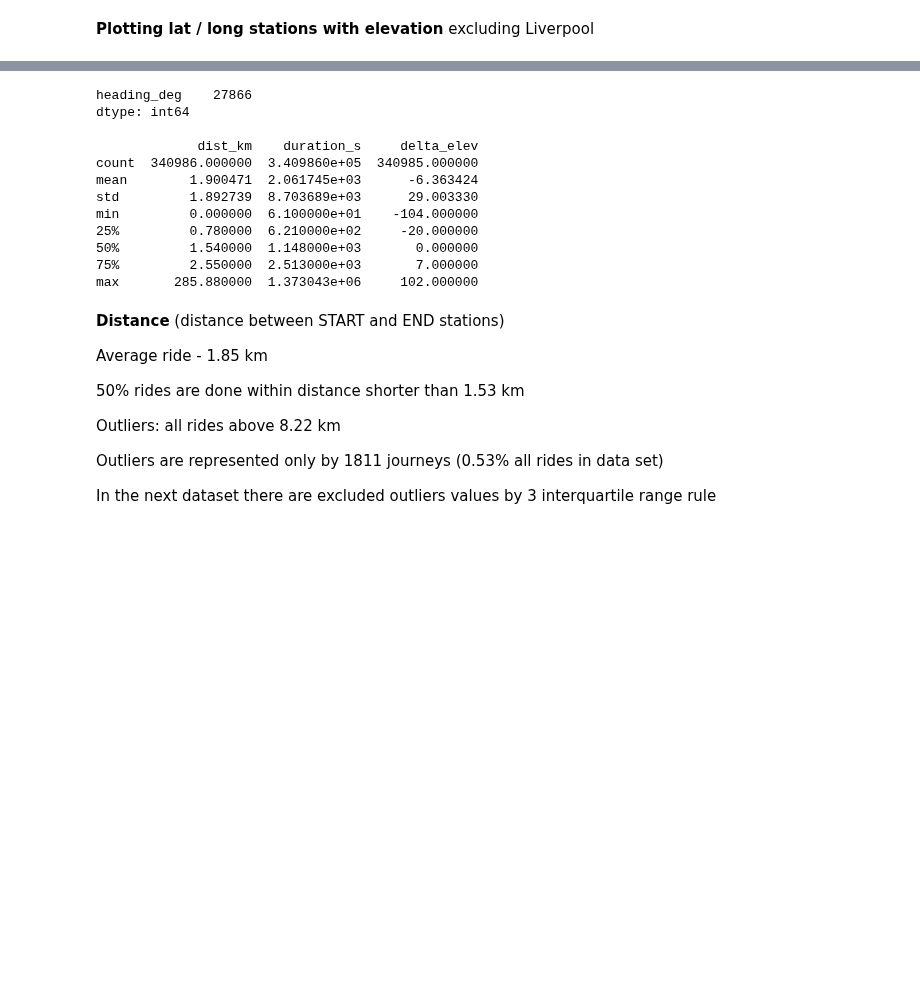
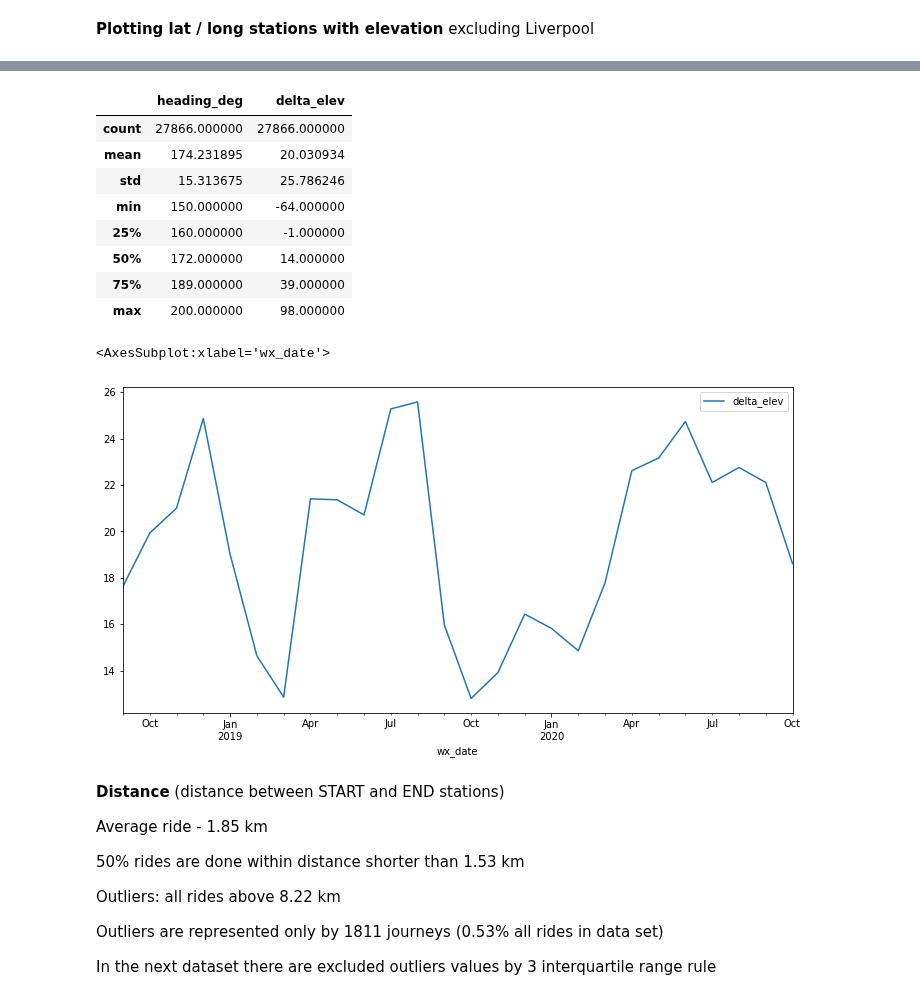
Before and after one commit to daim77/python_BI_analysis_bike_sharing, a Jupyter notebook: results.ipynb, the cells around one changed output, grey strips where cells are left out. Drawn from its saved outputs; the diff is of its cells as text; code cells hidden in the pictures; blank space fills up the shorter version.

```diff
--- a/results.ipynb
+++ b/results.ipynb
@@ -734,21 +623,22 @@ dtype: int64
 # %%
-print(bikes_df.loc[(bikes_df['heading_deg'] >= 150) & (bikes_df['heading_deg'] <= 200), ['heading_deg']].count())
-print()
-print(bikes_df[['dist_km', 'duration_s', 'delta_elev']].describe())
-print()
+df = full_data_df.loc[(full_data_df['heading_deg'] >= 150) & (full_data_df['heading_deg'] <= 200), ['wx_date', 'heading_deg', 'delta_elev']]
+df.describe()
 # %% [output]
-heading_deg    27866
-dtype: int64
-
-             dist_km    duration_s     delta_elev
-count  340986.000000  3.409860e+05  340985.000000
-mean        1.900471  2.061745e+03      -6.363424
-std         1.892739  8.703689e+03      29.003330
-min         0.000000  6.100000e+01    -104.000000
-25%         0.780000  6.210000e+02     -20.000000
-50%         1.540000  1.148000e+03       0.000000
-75%         2.550000  2.513000e+03       7.000000
-max       285.880000  1.373043e+06     102.000000
+|  | heading_deg | delta_elev |
+| count | 27866.000000 | 27866.000000 |
+| mean | 174.231895 | 20.030934 |
+| std | 15.313675 | 25.786246 |
+| min | 150.000000 | -64.000000 |
+| 25% | 160.000000 | -1.000000 |
+| 50% | 172.000000 | 14.000000 |
+| 75% | 189.000000 | 39.000000 |
+| max | 200.000000 | 98.000000 |
+# %%
+df1 = df.groupby(pd.Grouper(key='wx_date', freq='M')).agg({'delta_elev': 'mean'}).reset_index()
+df1.plot(x='wx_date', y='delta_elev', figsize=(12,6))
+# %% [output]
+<AxesSubplot:xlabel='wx_date'>
+[figure, added]
 # %% [markdown]
 **Distance**
 (distance between START and END stations)
```
Also changed, not shown: parts of 58 cells of this notebook.
